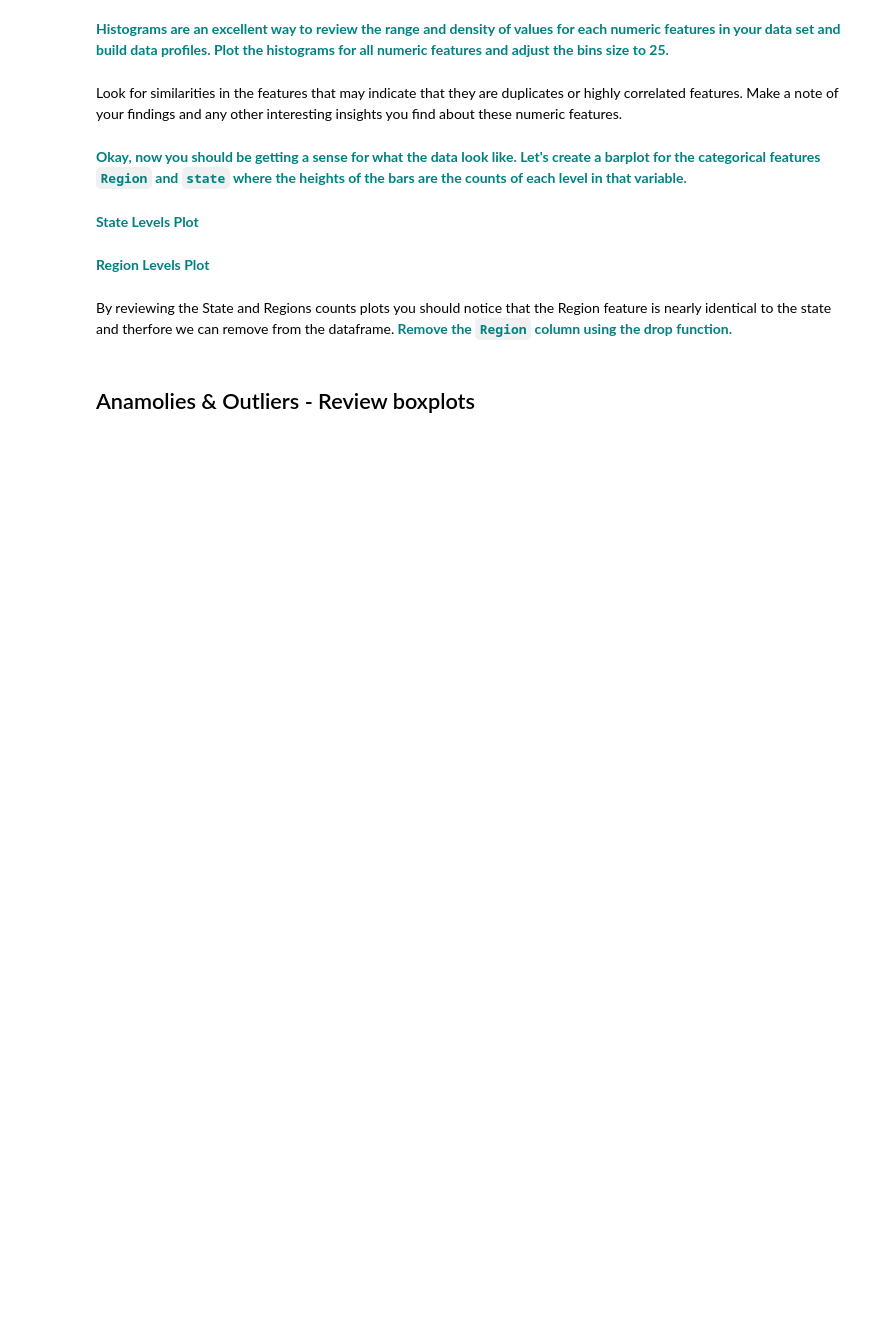
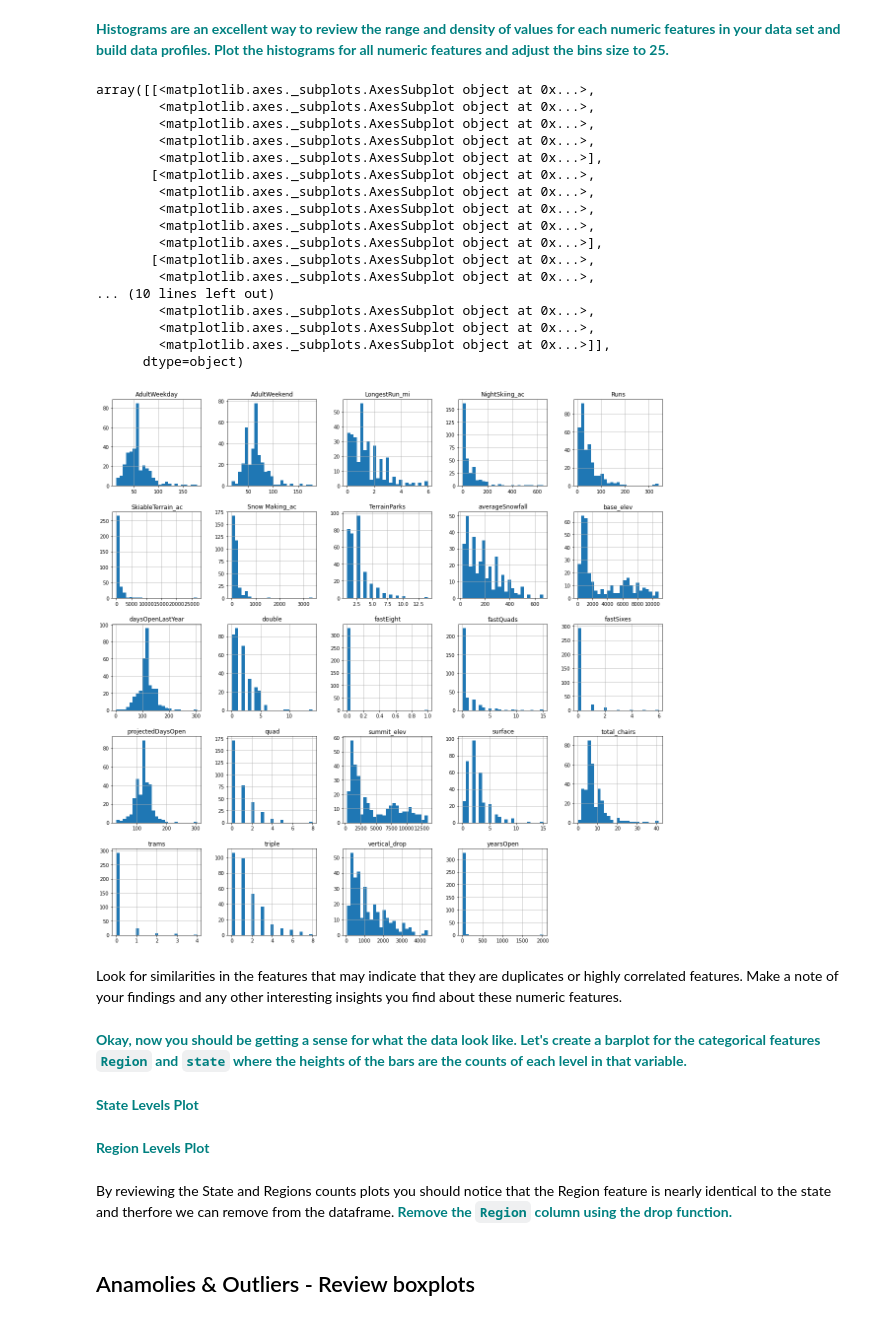
Before and after one commit to dj-m/GuidedCapstone, a Jupyter notebook: ExploratoryDataAnalysis/GuidedCapstoneStep3HL.ipynb, the cells around one changed output. Saved outputs shown, nothing was run; the diff lists cells and outputs as text; code cells hidden in the pictures; blank space fills up the shorter version.

Commit message:
Add histogram for all numeric features

```diff
--- a/ExploratoryDataAnalysis/GuidedCapstoneStep3HL.ipynb
+++ b/ExploratoryDataAnalysis/GuidedCapstoneStep3HL.ipynb
@@ -68,5 +88,26 @@ df.head()
 # %% [markdown]
 **<font color='teal'> Histograms are an excellent way to review the range and density of values for each numeric features in your data set and build data profiles. Plot the histograms for all numeric features and adjust the bins size to 25.</font>**
+# %%
+df.hist(bins=25, figsize=(20,20))
+# %% [output]
+array([[<matplotlib.axes._subplots.AxesSubplot object at 0x...>,
+        <matplotlib.axes._subplots.AxesSubplot object at 0x...>,
+        <matplotlib.axes._subplots.AxesSubplot object at 0x...>,
+        <matplotlib.axes._subplots.AxesSubplot object at 0x...>,
+        <matplotlib.axes._subplots.AxesSubplot object at 0x...>],
+       [<matplotlib.axes._subplots.AxesSubplot object at 0x...>,
+        <matplotlib.axes._subplots.AxesSubplot object at 0x...>,
+        <matplotlib.axes._subplots.AxesSubplot object at 0x...>,
+        <matplotlib.axes._subplots.AxesSubplot object at 0x...>,
+        <matplotlib.axes._subplots.AxesSubplot object at 0x...>],
+       [<matplotlib.axes._subplots.AxesSubplot object at 0x...>,
+        <matplotlib.axes._subplots.AxesSubplot object at 0x...>,
+... (10 lines left out)
+        <matplotlib.axes._subplots.AxesSubplot object at 0x...>,
+        <matplotlib.axes._subplots.AxesSubplot object at 0x...>,
+        <matplotlib.axes._subplots.AxesSubplot object at 0x...>]],
+      dtype=object)
+[figure, added]
 # %% [markdown]
 Look for similarities in the features that may indicate that they are duplicates or highly correlated features. Make a note of your findings and any other interesting insights you find about these numeric features.
 # %% [markdown]
```
Also changed, not shown: parts of 3 cells of this notebook.
